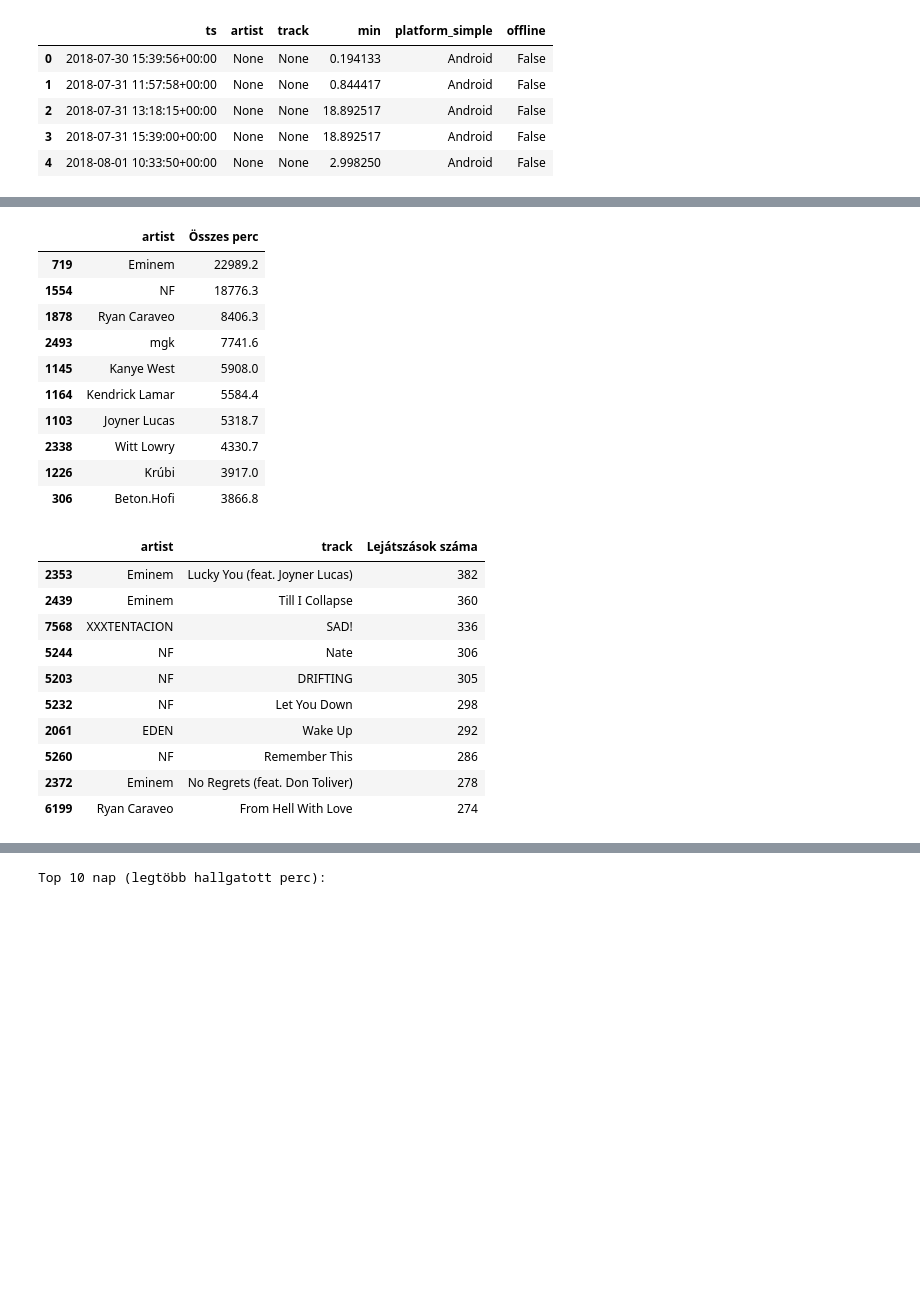
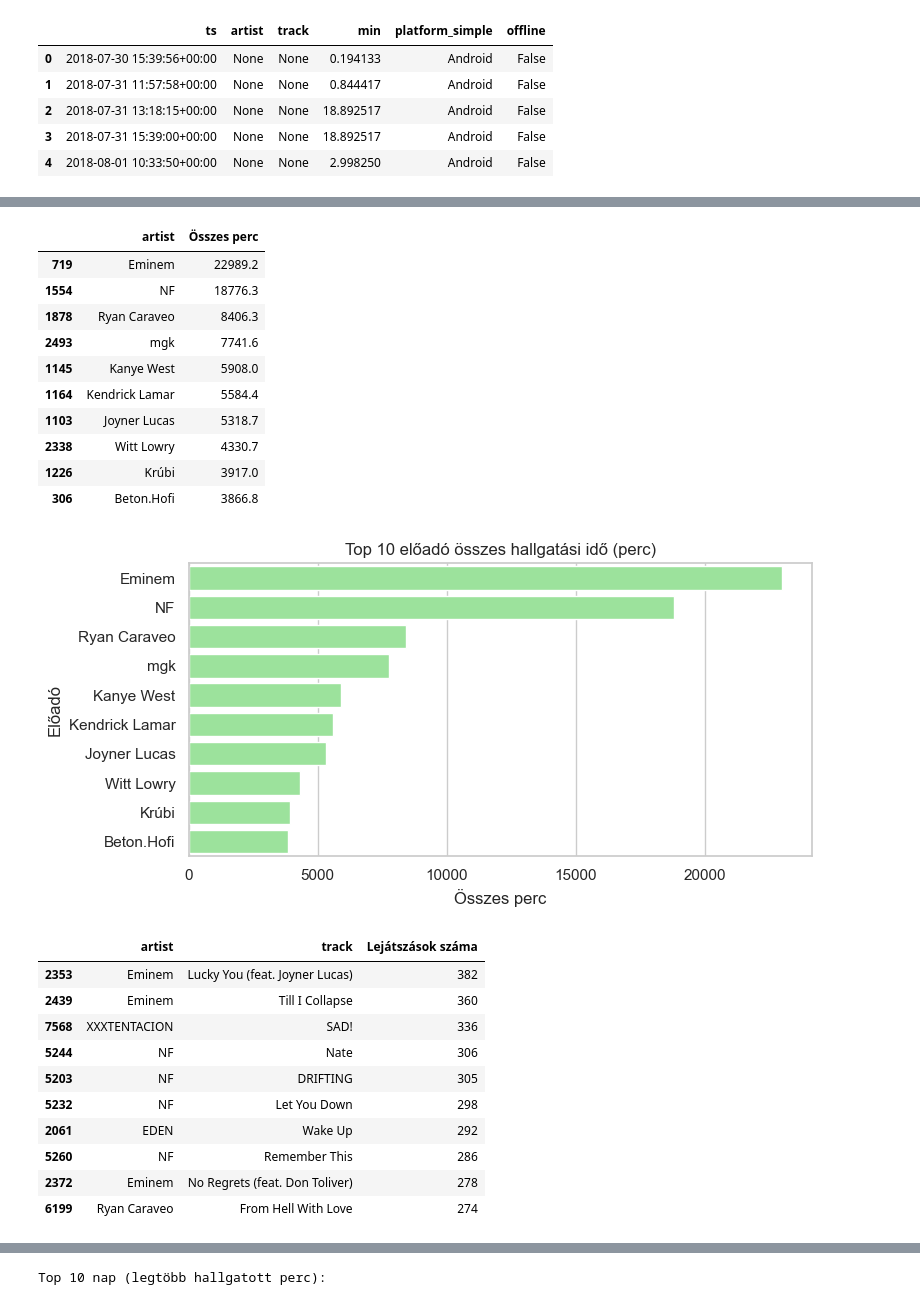
Before and after one commit to Gondocs/adatelemzes, a Jupyter notebook: adatelemzes_egyszeru.ipynb, the cells around one changed output, grey strips where cells are left out. Cells and saved outputs as stored; diff of their text form; code cells hidden in the pictures; blank space fills up the shorter version.

```diff
--- a/adatelemzes_egyszeru.ipynb
+++ b/adatelemzes_egyszeru.ipynb
@@ -183,33 +198,54 @@ top_artists = (
 
     .round({'Összes perc': 1})  # Kerekítés 1 tizedesre
 )
 display(top_artists)  # Top 10 előadó percekkel
 
+#diagram
+plt.figure(figsize=(8,4))  # Ábra létrehozása adott méretben
+sns.barplot(data=top_artists, x='Összes perc', y='artist', color='lightgreen')  # Vízszintes oszlopdiagram Seaborn-nal
+plt.title('Top 10 előadó összes hallgatási idő (perc)')  # Cím
+plt.xlabel('Összes perc')  # X tengely felirat
+plt.ylabel('Előadó')  # Y tengely felirat
+plt.tight_layout()  # Elrendezés optimalizálása
+plt.show()  # Ábra megjelenítése
+
 # 5/b) Top 10 dal (lejátszások száma alapján)
 top_tracks = (
     df.dropna(subset=['artist','track'])  # Hiányzó előadó/dal sorok eldobása
 
     .groupby(['artist','track']).size()  # Előadó–dal páronként előfordulásszám
 
     .reset_index(name='Lejátszások száma')  # Számláló oszlop elnevezése
 
     .sort_values('Lejátszások száma', ascending=False)  # Csökkenő sorrend
 
     .head(10)  # Top 10 dal
 )
 display(top_tracks)  # Top 10 dal az indítások számával
+
+# diagram, x tengely 200-tól kezdődjön
+
+plt.figure(figsize=(8,4))  # Ábra létrehozása adott méretben
+sns.barplot(data=top_tracks, x='Lejátszások száma', y='track', hue='artist', dodge=False)  # Vízszintes oszlopdiagram Seaborn-nal
+plt.title('Top 10 dal lejátszások száma')  # Cím
+plt.xlabel('Lejátszások száma')  # X tengely felirat
+plt.ylabel('Dal')  # Y tengely felirat
+plt.xlim(left=250)  # X tengely korlátozása
+plt.tight_layout()  # Elrendezés optimalizálása
+plt.show()  # Ábra megjelenítése
 # %% [output]
 |  | artist | Összes perc |
 | 719 | Eminem | 22989.2 |
 | 1554 | NF | 18776.3 |
 | 1878 | Ryan Caraveo | 8406.3 |
 | 2493 | mgk | 7741.6 |
 | 1145 | Kanye West | 5908.0 |
 | 1164 | Kendrick Lamar | 5584.4 |
 | 1103 | Joyner Lucas | 5318.7 |
 | 2338 | Witt Lowry | 4330.7 |
 | 1226 | Krúbi | 3917.0 |
 | 306 | Beton.Hofi | 3866.8 |
+[figure, added]
 |  | artist | track | Lejátszások száma |
 | 2353 | Eminem | Lucky You (feat. Joyner Lucas) | 382 |
 | 2439 | Eminem | Till I Collapse | 360 |
```
Also changed, not shown: parts of 15 cells of this notebook.
